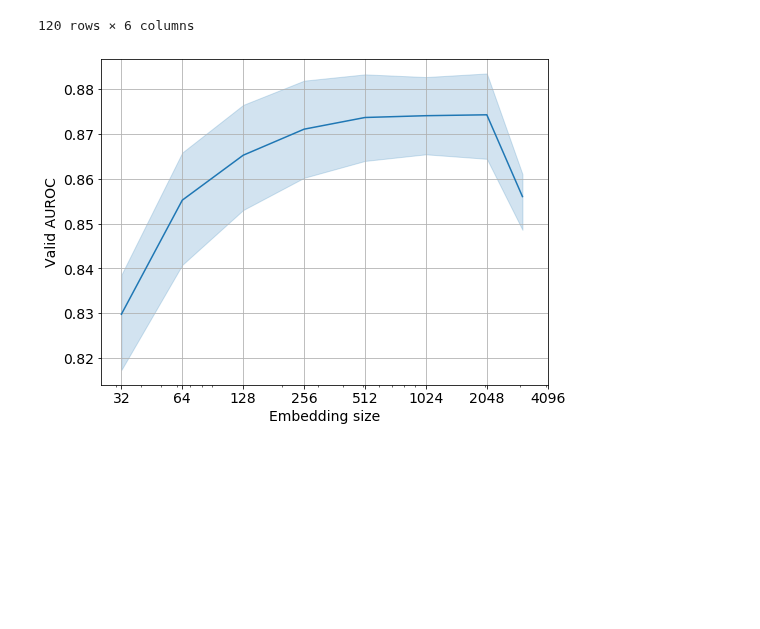
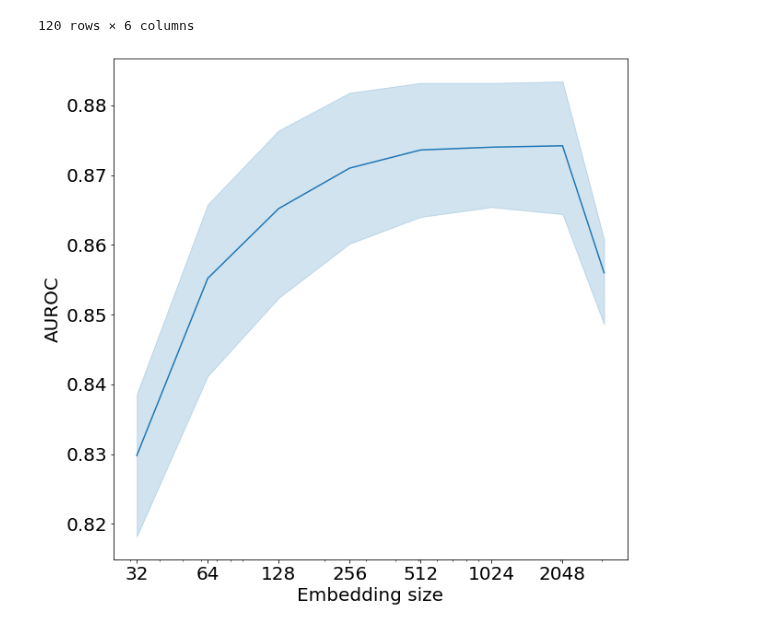
Before and after one commit to dllllb/pytorch-lifestream, a Jupyter notebook: experiments/notebooks/prepare_figure_gender.ipynb, the cells around one changed output. Drawn from its saved outputs; the diff is of its cells as text; code cells hidden in the pictures; blank space fills up the shorter version.

```diff
--- a/experiments/notebooks/prepare_figure_gender.ipynb
+++ b/experiments/notebooks/prepare_figure_gender.ipynb
@@ -122,26 +122,26 @@ df2
 | 119 | xgb_embeds | 128 | 3072 | xgb_embeds: emb__hidden_size_bs_0... | valid.4 | 0.853 |
 120 rows × 6 columns
 # %%
-plt.figure(figsize=(8, 6))
+plt.figure(figsize=(10, 10))
 ax = sns.lineplot(
     x='Embedding size',
-    y='Valid AUROC',
+    y='AUROC',
     palette='tab10',
     data=df2[lambda x: x['model_type'].eq('lgb_embeds')]
     [lambda x: x['batch_size'].isin((128, ))]
-    .rename(columns={'hidden_size': 'Embedding size'}),
+    .rename(columns={'hidden_size': 'Embedding size', 'Valid AUROC': 'AUROC'}),
     ci=95,
 )
 # plt.title('Gender prediction task')
 ax.set_xscale('log'),
-ax.set_xticks([2 ** i for i in range(5, 13)])
+ax.set_xticks([2 ** i for i in range(5, 12)])
 ax.get_xaxis().set_major_formatter(ScalarFormatter())
 
 # plt.axhline(df['valid.mean'].quantile(0.99), color='black', linestyle='--', linewidth=1)
 # plt.axhspan(0.8626, 0.8875, alpha=0.1, color='black')
-plt.grid()
+# plt.grid()
 # plt.show()
 
-plt.savefig('gender-hidden-size.pdf')
+plt.savefig('gender-hidden-size.pdf', format='pdf', bbox_inches='tight')
 # %% [output]
-[figure, old version]
+[figure, new version]
```
Also changed, not shown: parts of 1 cell of this notebook, 1 other file.
